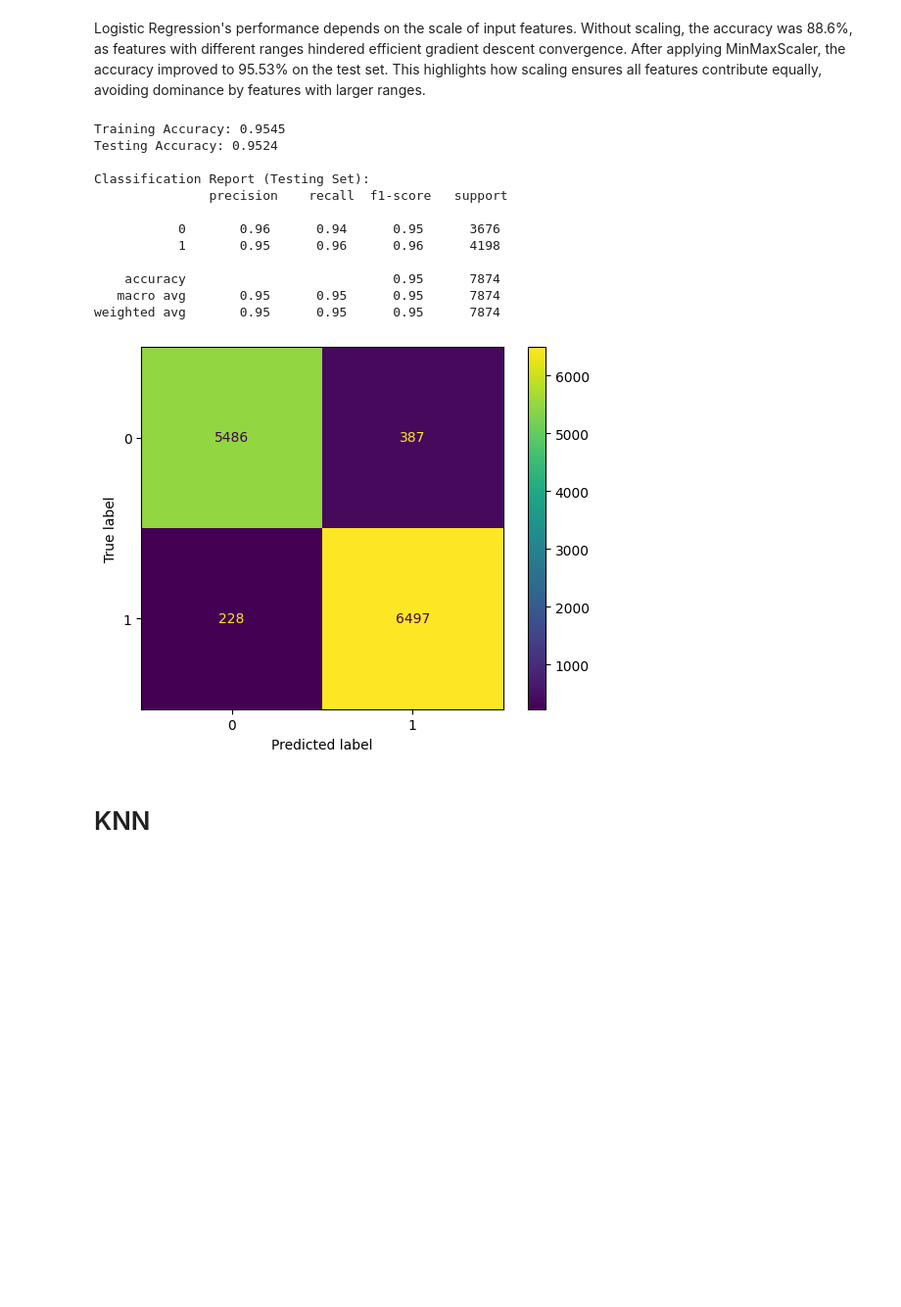
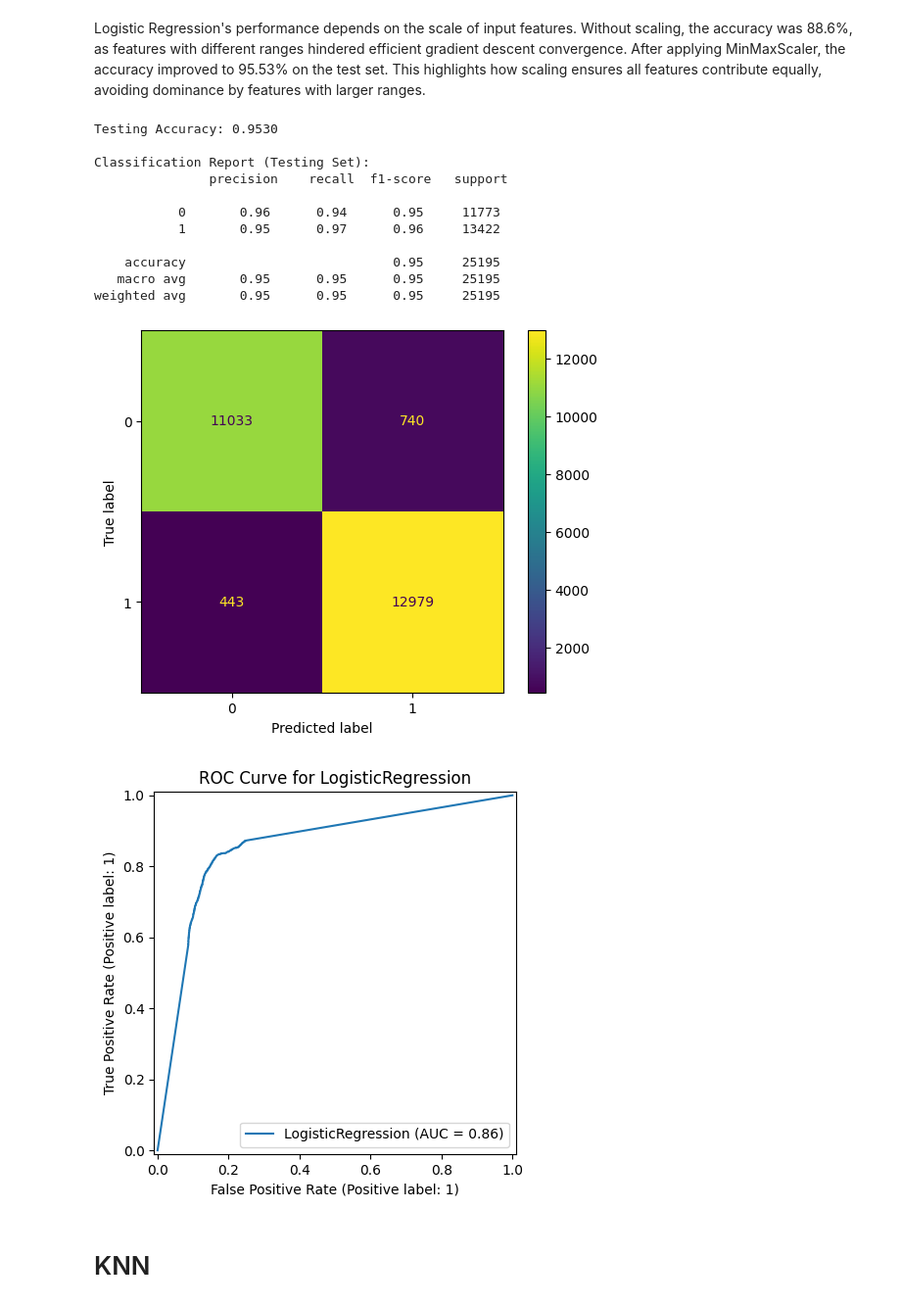
Before and after one commit to MartorelliLuca/IntrusionDetectionML, a Jupyter notebook: IntrusionDetectionProject.ipynb, the cells around one changed output. Shown at 98% size. Cells and saved outputs as stored; diff of their text form; code cells hidden in the pictures; blank space fills up the shorter version.

```diff
--- a/IntrusionDetectionProject.ipynb
+++ b/IntrusionDetectionProject.ipynb
@@ -185,0 +238,5 @@ X_train.shape, y_train.shape, X_val.shape, y_val.shape, X_test.shape, y_test.sha
+# %%
+from sklearn.feature_selection import SelectKBest
+Select_features = SelectKBest(mutual_info_classif, k=30)
+Select_features.fit(X_train, y_train)
+X_index[Select_features.get_support()]
@@ -185,0 +254,13 @@ X_train.shape, y_train.shape, X_val.shape, y_val.shape, X_test.shape, y_test.sha
+# %%
+columns=['duration', 'protocol_type', 'service', 'flag', 'src_bytes',
+       'dst_bytes', 'wrong_fragment', 'hot', 'logged_in', 'num_compromised',
+       'su_attempted', 'count', 'srv_count', 'serror_rate', 'srv_serror_rate', 'rerror_rate', 'srv_rerror_rate', 'same_srv_rate', 'diff_srv_rate',
+       'srv_diff_host_rate', 'dst_host_count', 'dst_host_srv_count',
+       'dst_host_same_srv_rate', 'dst_host_diff_srv_rate',
+       'dst_host_same_src_port_rate', 'dst_host_srv_diff_host_rate',
+       'dst_host_serror_rate', 'dst_host_srv_serror_rate',
+       'dst_host_rerror_rate', 'dst_host_srv_rerror_rate']
+
+X_train=X_train[columns]
+X_test=X_test[columns]
+print(X_train.shape)
@@ -229,42 +285,37 @@ Name: label, dtype: float64
 # %% [markdown]
 Logistic Regression's performance depends on the scale of input features. Without scaling, the accuracy was 88.6%, as features with different ranges hindered efficient gradient descent convergence. After applying MinMaxScaler, the accuracy improved to 95.53% on the test set. This highlights how scaling ensures all features contribute equally, avoiding dominance by features with larger ranges.
 # %%
-# 5. Logistic Regression
-model = LogisticRegression(max_iter=1000, random_state=42)
-model.fit(X_train_scaled, y_train)
+lr = LogisticRegression(max_iter=1000, random_state=42)
+lr.fit(X_train_scaled, y_train)
 
-model.score(X_train_scaled, y_train), model.score(X_val_scaled, y_val)
 
 # Predictions on the training and testing sets
-y_train_pred = model.predict(X_train_scaled)
-y_test_pred = model.predict(X_test_scaled)
-
-# Accuracy on the training set
-train_accuracy = accuracy_score(y_train, y_train_pred)
-print(f"Training Accuracy: {train_accuracy:.4f}")
+y_train_pred = lr.predict(X_train_scaled)
+y_test_pred = lr.predict(X_test_scaled)
 
 # Accuracy on the testing set
-test_accuracy = accuracy_score(y_test, y_test_pred)
-print(f"Testing Accuracy: {test_accuracy:.4f}")
+test_accuracy_logistic = accuracy_score(y_test, y_test_pred)
+print(f"Testing Accuracy: {test_accuracy_logistic:.4f}")
 
 # Classification report for the testing set
 print("\nClassification Report (Testing Set):\n", classification_report(y_test, y_test_pred))
 # %% [output]
-Training Accuracy: 0.9545
-Testing Accuracy: 0.9524
+Testing Accuracy: 0.9530
 
 Classification Report (Testing Set):
                precision    recall  f1-score   support
 
-           0       0.96      0.94      0.95      3676
-           1       0.95      0.96      0.96      4198
+           0       0.96      0.94      0.95     11773
+           1       0.95      0.97      0.96     13422
 
-    accuracy                           0.95      7874
-   macro avg       0.95      0.95      0.95      7874
-weighted avg       0.95      0.95      0.95      7874
+    accuracy                           0.95     25195
+   macro avg       0.95      0.95      0.95     25195
+weighted avg       0.95      0.95      0.95     25195
 # %%
 plot_confusion_matrix(y_true=y_test, y_pred=y_test_pred, labels=model.classes_)
+plot_roc_curve(lr, X_test, y_test)
 # %% [output]
-[figure, old version]
+[figure, new version]
+[figure, added]
 # %% [markdown]
 # KNN
```
Also changed, not shown: parts of 41 cells of this notebook.
